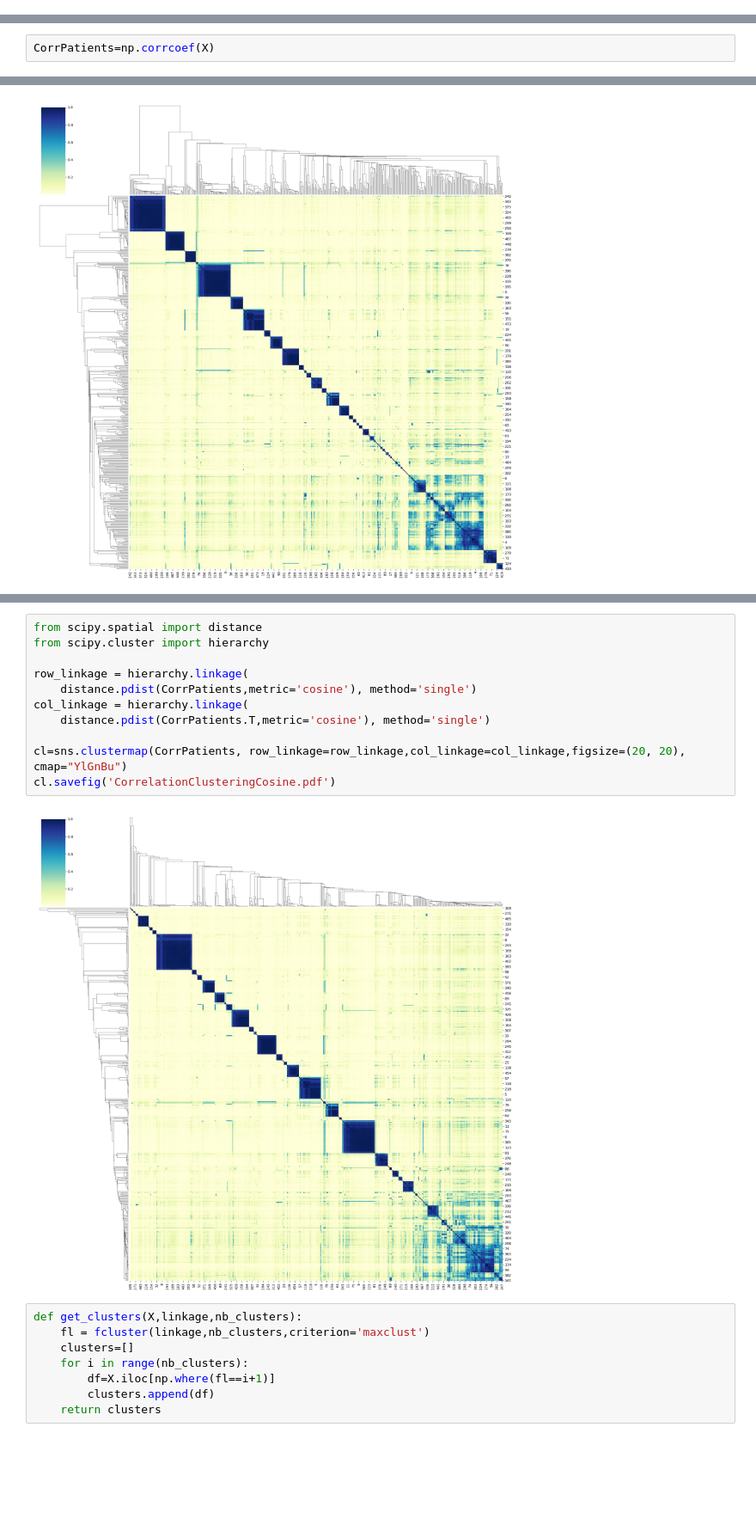
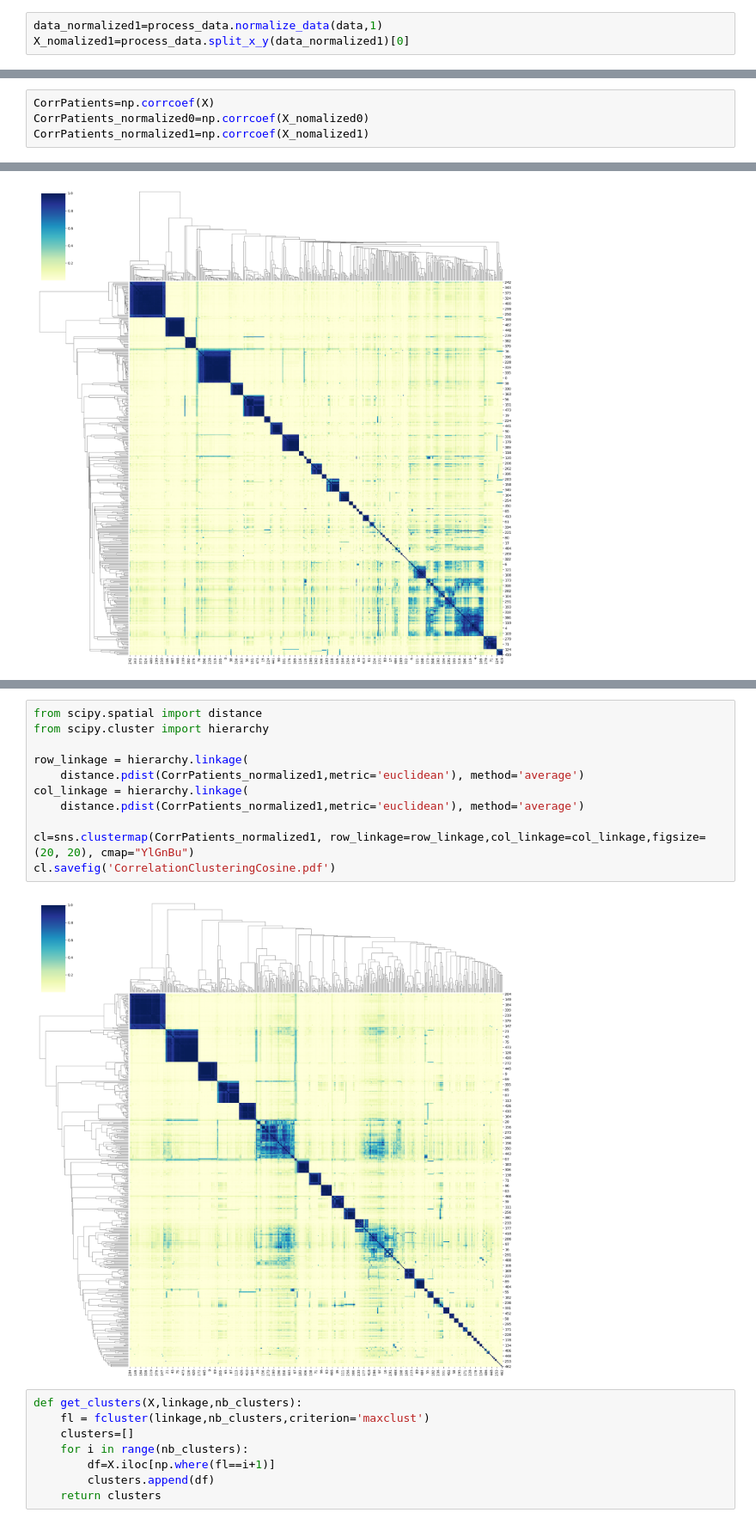
Before and after one commit to Syrinechen/Myeloma-project-draft, a Jupyter notebook: correlations.ipynb, the cells around one changed output, grey strips where cells are left out. Shown at 86% size. Cells and saved outputs as stored; diff of their text form; blank space fills up the shorter version.

```diff
--- a/correlations.ipynb
+++ b/correlations.ipynb
@@ -12,3 +12,6 @@ import process_data
 # %%
 data=process_data.process('all_data.csv')
 X,y=process_data.split_x_y(data)
+# %%
+data_normalized1=process_data.normalize_data(data,1)
+X_nomalized1=process_data.split_x_y(data_normalized1)[0]
@@ -15,5 +69,7 @@ X,y=process_data.split_x_y(data)
 # %%
 CorrPatients=np.corrcoef(X)
+CorrPatients_normalized0=np.corrcoef(X_nomalized0)
+CorrPatients_normalized1=np.corrcoef(X_nomalized1)
 # %%
 CorrGenes=np.corrcoef(X.T)
 # %%
@@ -37,16 +106,16 @@ cl.savefig('CorrelationClusteringEuclidean.pdf')
 # %%
 from scipy.spatial import distance
 from scipy.cluster import hierarchy
 
 row_linkage = hierarchy.linkage(
-    distance.pdist(CorrPatients,metric='cosine'), method='single')
+    distance.pdist(CorrPatients_normalized1,metric='euclidean'), method='average')
 col_linkage = hierarchy.linkage(
-    distance.pdist(CorrPatients.T,metric='cosine'), method='single')
+    distance.pdist(CorrPatients_normalized1,metric='euclidean'), method='average')
 
-cl=sns.clustermap(CorrPatients, row_linkage=row_linkage,col_linkage=col_linkage,figsize=(20, 20), cmap="YlGnBu")
+cl=sns.clustermap(CorrPatients_normalized1, row_linkage=row_linkage,col_linkage=col_linkage,figsize=(20, 20), cmap="YlGnBu")
 cl.savefig('CorrelationClusteringCosine.pdf')
 # %% [output]
-[figure, old version]
+[figure, new version]
 # %%
 def get_clusters(X,linkage,nb_clusters):
     fl = fcluster(linkage,nb_clusters,criterion='maxclust')
```
Also changed, not shown: parts of 36 cells of this notebook, 1 other file.
